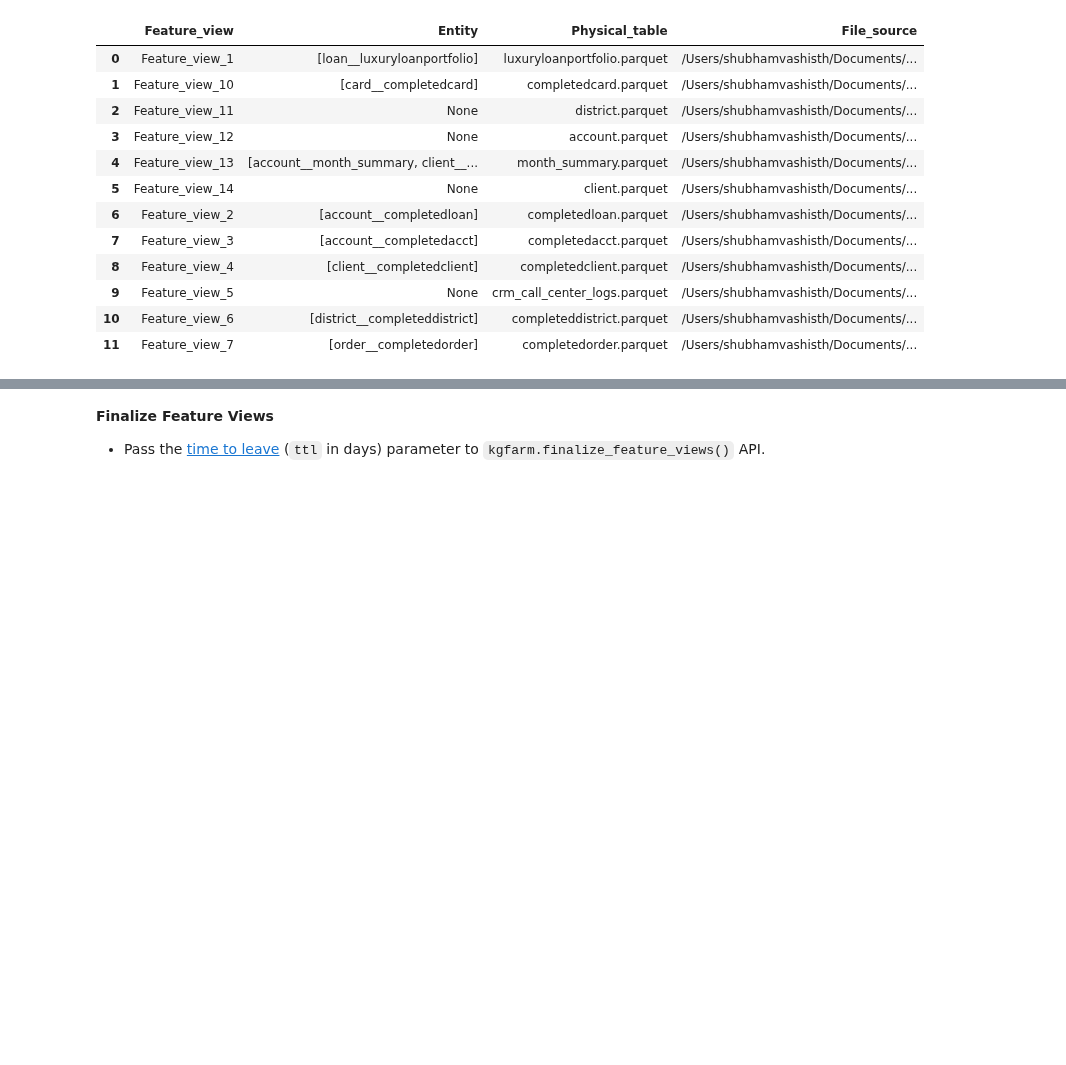
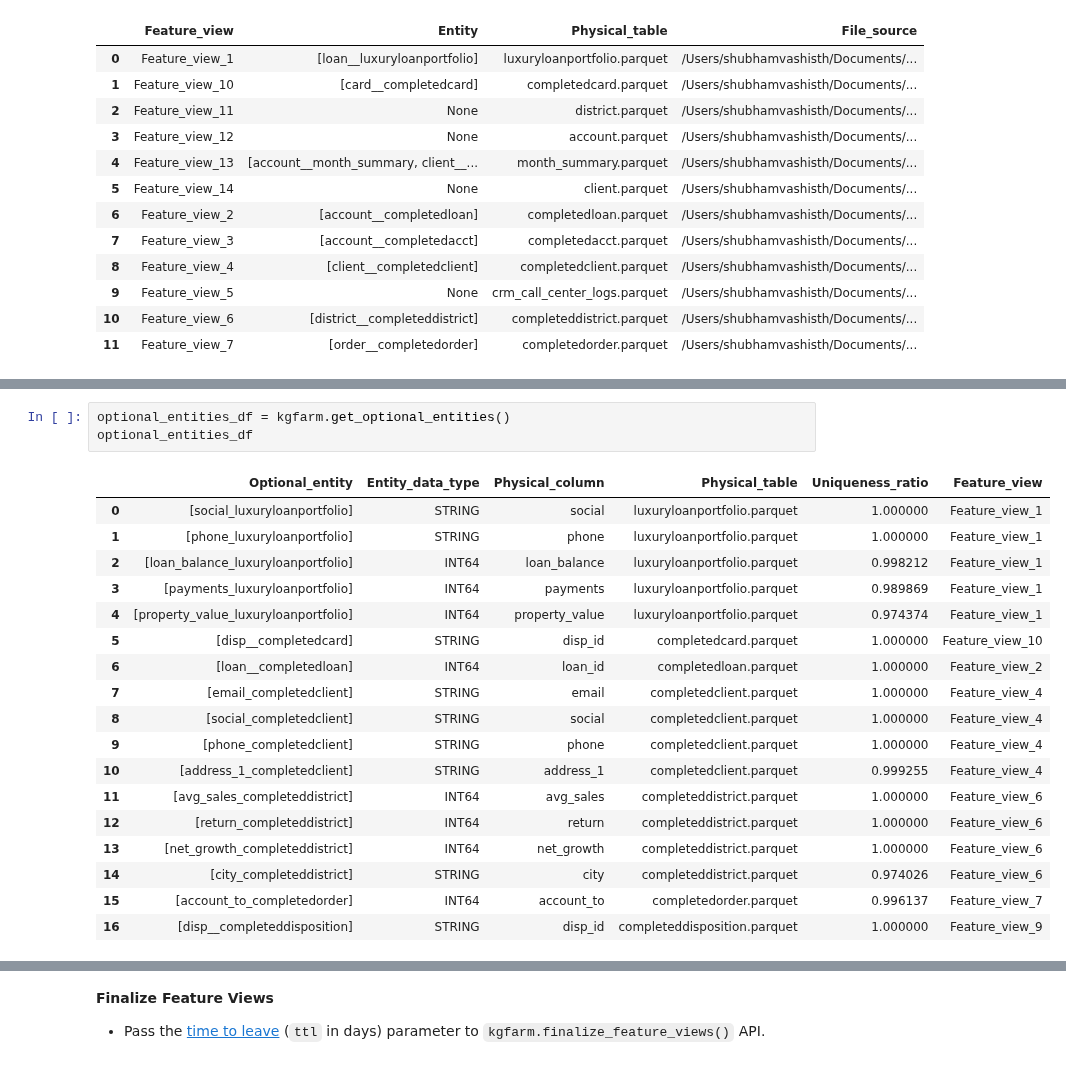
Before and after one commit to CoDS-GCS/KGFarm, a Jupyter notebook: KGFarm_notebook.ipynb, the cells around one changed output, grey strips where cells are left out. Cells and saved outputs as stored; diff of their text form; blank space fills up the shorter version.

Commit message:
add example for updating entity

```diff
--- a/KGFarm_notebook.ipynb
+++ b/KGFarm_notebook.ipynb
@@ -67,0 +73,22 @@ Dropped Feature_view_8 Feature_view_9
+# %%
+optional_entities_df = kgfarm.get_optional_entities()
+optional_entities_df
+# %% [output]
+|  | Optional_entity | Entity_data_type | Physical_column | Physical_table | Uniqueness_ratio | Feature_view |
+| 0 | [social_luxuryloanportfolio] | STRING | social | luxuryloanportfolio.parquet | 1.000000 | Feature_view_1 |
+| 1 | [phone_luxuryloanportfolio] | STRING | phone | luxuryloanportfolio.parquet | 1.000000 | Feature_view_1 |
+| 2 | [loan_balance_luxuryloanportfolio] | INT64 | loan_balance | luxuryloanportfolio.parquet | 0.998212 | Feature_view_1 |
+| 3 | [payments_luxuryloanportfolio] | INT64 | payments | luxuryloanportfolio.parquet | 0.989869 | Feature_view_1 |
+| 4 | [property_value_luxuryloanportfolio] | INT64 | property_value | luxuryloanportfolio.parquet | 0.974374 | Feature_view_1 |
+| 5 | [disp__completedcard] | STRING | disp_id | completedcard.parquet | 1.000000 | Feature_view_10 |
+| 6 | [loan__completedloan] | INT64 | loan_id | completedloan.parquet | 1.000000 | Feature_view_2 |
+| 7 | [email_completedclient] | STRING | email | completedclient.parquet | 1.000000 | Feature_view_4 |
+| 8 | [social_completedclient] | STRING | social | completedclient.parquet | 1.000000 | Feature_view_4 |
+| 9 | [phone_completedclient] | STRING | phone | completedclient.parquet | 1.000000 | Feature_view_4 |
+| 10 | [address_1_completedclient] | STRING | address_1 | completedclient.parquet | 0.999255 | Feature_view_4 |
+| 11 | [avg_sales_completeddistrict] | INT64 | avg_sales | completeddistrict.parquet | 1.000000 | Feature_view_6 |
+| 12 | [return_completeddistrict] | INT64 | return | completeddistrict.parquet | 1.000000 | Feature_view_6 |
+| 13 | [net_growth_completeddistrict] | INT64 | net_growth | completeddistrict.parquet | 1.000000 | Feature_view_6 |
+| 14 | [city_completeddistrict] | STRING | city | completeddistrict.parquet | 0.974026 | Feature_view_6 |
+| 15 | [account_to_completedorder] | INT64 | account_to | completedorder.parquet | 0.996137 | Feature_view_7 |
+| 16 | [disp__completeddisposition] | STRING | disp_id | completeddisposition.parquet | 1.000000 | Feature_view_9 |
```
Also changed, not shown: parts of 5 cells of this notebook.
